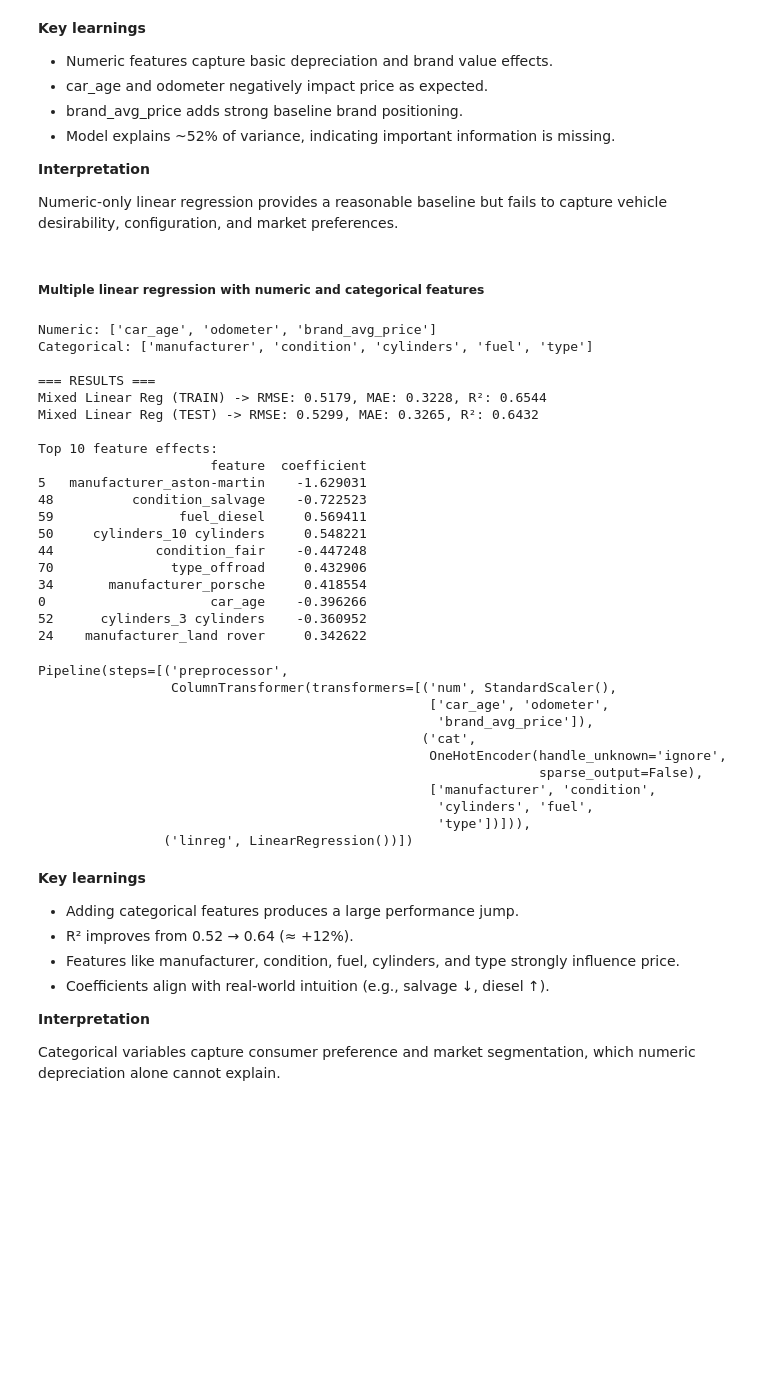
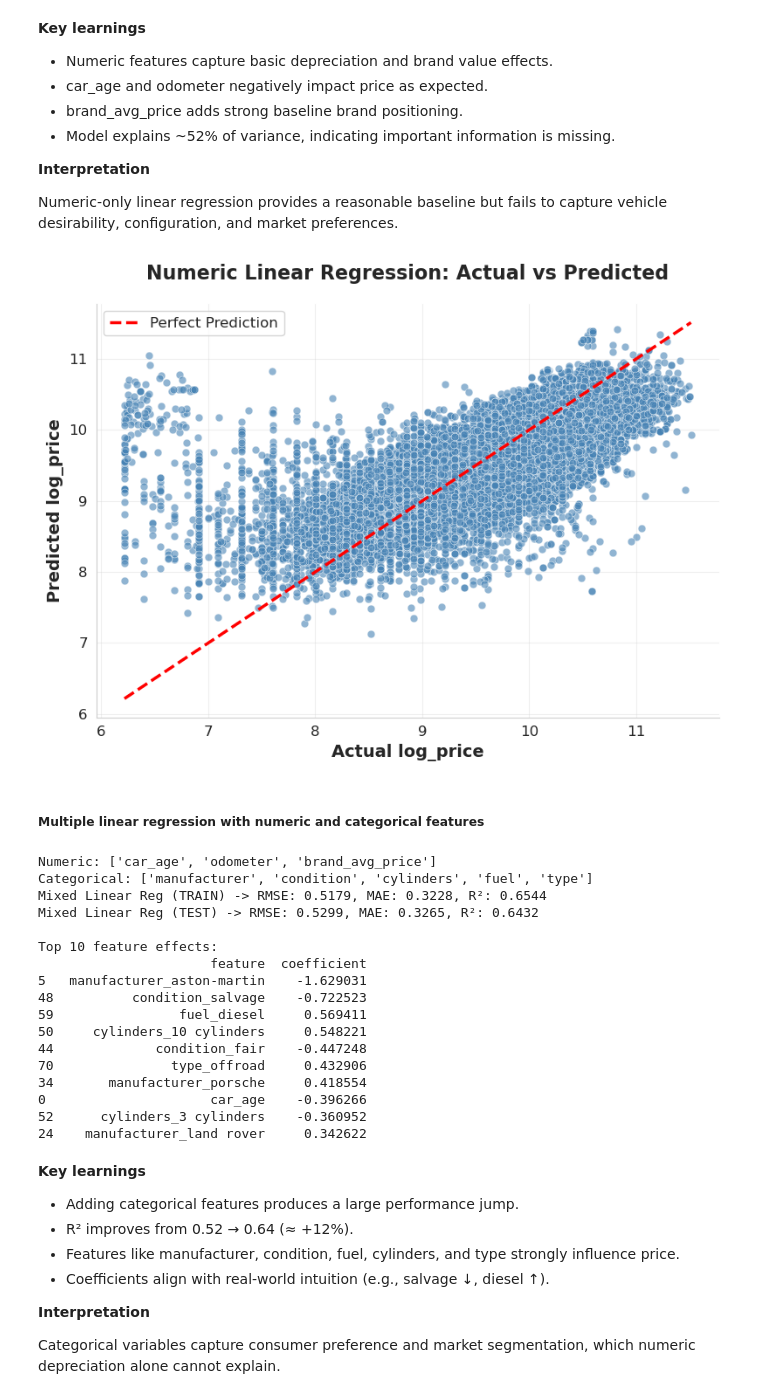
Before and after one commit to VinnyBabuManjaly/car-value-metrics, a Jupyter notebook: used_car_price_prediction_insights.ipynb, the cells around one changed output. Cells and saved outputs as stored; diff of their text form; code cells hidden in the pictures; blank space fills up the shorter version.

```diff
--- a/used_car_price_prediction_insights.ipynb
+++ b/used_car_price_prediction_insights.ipynb
@@ -788,6 +786,31 @@ Pipeline(steps=[('scaler', StandardScaler()), ('linreg', LinearRegression())])
 **Interpretation**
 
 Numeric-only linear regression provides a reasonable baseline but fails to capture vehicle desirability, configuration, and market preferences.
+# %%
+sns.set_style("whitegrid")
+
+plt.figure(figsize=(8, 6))
+sns.scatterplot(x=y_test_num, y=y_pred_test, alpha=0.6, s=40, color='steelblue')
+
+# Perfect prediction line
+min_val = min(y_test_num.min(), y_pred_test.min())
+max_val = max(y_test_num.max(), y_pred_test.max())
+plt.plot([min_val, max_val], [min_val, max_val], 'r--', lw=2.5, label='Perfect Prediction')
+
+plt.xlabel('Actual log_price', fontsize=14, fontweight='bold')
+plt.ylabel('Predicted log_price', fontsize=14, fontweight='bold')
+plt.title('Numeric Linear Regression: Actual vs Predicted', fontsize=16, fontweight='bold', pad=20)
+plt.legend(fontsize=12)
+plt.grid(True, alpha=0.3)
+
+# Improve readability
+plt.gca().tick_params(labelsize=12)
+sns.despine()
+
+plt.tight_layout()
+plt.show()
+# %% [output]
+[figure, added]
 # %% [markdown]
 ##### Multiple linear regression with numeric and categorical features
 # %%
@@ -831,7 +854,6 @@ def print_metrics(y_true, y_pred, label):
     r2 = r2_score(y_true, y_pred)
     print(f"{label} -> RMSE: {rmse:.4f}, MAE: {mae:.4f}, R²: {r2:.4f}")
 
-print("\n=== RESULTS ===")
 print_metrics(y_train_mixed, y_pred_train, "Mixed Linear Reg (TRAIN)")
 print_metrics(y_test_mixed, y_pred_test, "Mixed Linear Reg (TEST)")
 
@@ -847,12 +869,9 @@ coef_df = pd.DataFrame({
 
 print("\nTop 10 feature effects:")
 print(coef_df.head(10))
-lin_pipe_mixed
 # %% [output]
 Numeric: ['car_age', 'odometer', 'brand_avg_price']
 Categorical: ['manufacturer', 'condition', 'cylinders', 'fuel', 'type']
-
-=== RESULTS ===
 Mixed Linear Reg (TRAIN) -> RMSE: 0.5179, MAE: 0.3228, R²: 0.6544
 Mixed Linear Reg (TEST) -> RMSE: 0.5299, MAE: 0.3265, R²: 0.6432
 
@@ -868,17 +887,6 @@ Top 10 feature effects:
 0                     car_age    -0.396266
 52      cylinders_3 cylinders    -0.360952
 24    manufacturer_land rover     0.342622
-Pipeline(steps=[('preprocessor',
-                 ColumnTransformer(transformers=[('num', StandardScaler(),
-                                                  ['car_age', 'odometer',
-                                                   'brand_avg_price']),
-                                                 ('cat',
-                                                  OneHotEncoder(handle_unknown='ignore',
-                                                                sparse_output=False),
-                                                  ['manufacturer', 'condition',
-                                                   'cylinders', 'fuel',
-                                                   'type'])])),
-                ('linreg', LinearRegression())])
 # %% [markdown]
 **Key learnings**
 
```
Also changed, not shown: parts of 25 cells of this notebook, 1 other file.
